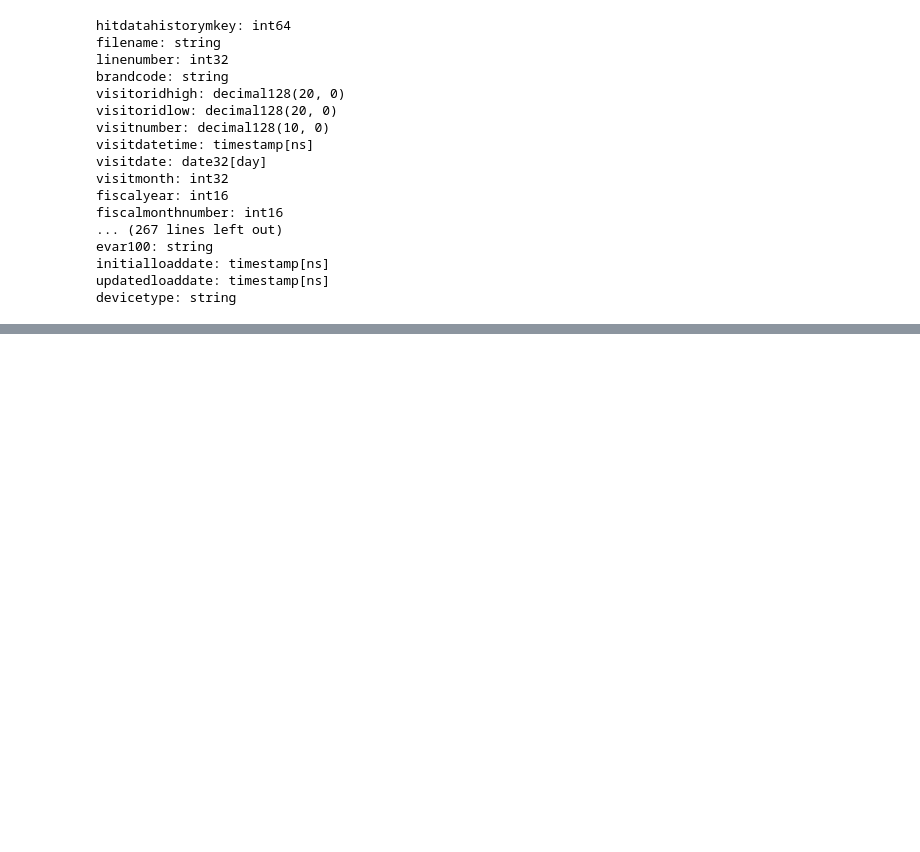
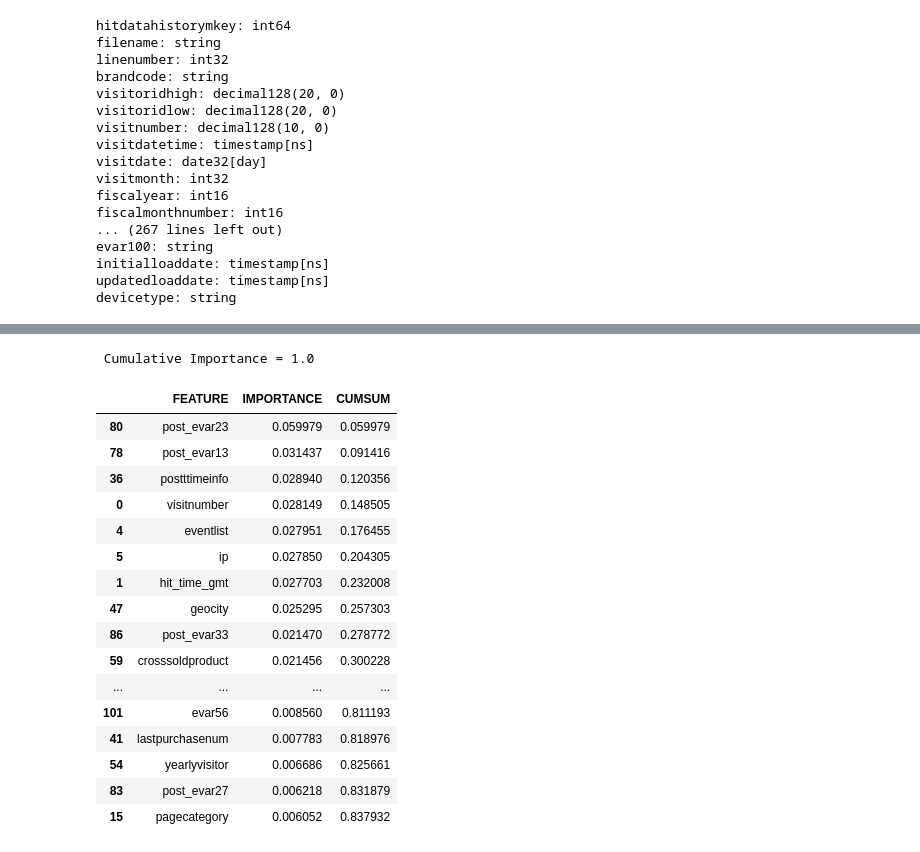
Before and after one commit to toriwang24/M148, a Jupyter notebook: feature_selection.ipynb, the cells around one changed output, grey strips where cells are left out. Drawn from its saved outputs; the diff is of its cells as text; code cells hidden in the pictures; blank space fills up the shorter version.

```diff
--- a/feature_selection.ipynb
+++ b/feature_selection.ipynb
@@ -286,2 +260,5 @@ len(features)
 # %%
-same_values
+#replace n/a or type none values with a string "None"
+#the absence of a value is sometimes useful information
+
+df_second_subset = df_second_subset.fillna("None")
@@ -309 +301,5 @@ for names in features:
+# %%
+#Create test and train sets
+
+X_train, X_test, y_train, y_test = train_test_split(df_third_subset.iloc[:,1:], df_third_subset['target'], test_size=0.3)
 # %%
@@ -399,0 +341,43 @@ features
+# %%
+#print out the features and importances
+
+feat_list = []
+
+total_importance = 0
+# Print the name and gini importance of each feature
+for feature in zip(df_third_subset.iloc[:,1:].columns, clf.feature_importances_):
+    feat_list.append(feature)
+    total_importance += feature[1]
+
+included_feats = []
+# Print the name and gini importance of each feature
+for feature in zip(df_third_subset.iloc[:,1:].columns, clf.feature_importances_):
+    if feature[1] > .05:
+        included_feats.append(feature[0])
+
+print('\n',"Cumulative Importance =", total_importance)
+
+# create DataFrame using data
+df_imp = pd.DataFrame(feat_list, columns =['FEATURE', 'IMPORTANCE']).sort_values(by='IMPORTANCE', ascending=False)
+df_imp['CUMSUM'] = df_imp['IMPORTANCE'].cumsum()
+
+df_imp.head(50)
+# %% [output]
+ Cumulative Importance = 1.0
+|  | FEATURE | IMPORTANCE | CUMSUM |
+| 80 | post_evar23 | 0.059979 | 0.059979 |
+| 78 | post_evar13 | 0.031437 | 0.091416 |
+| 36 | postttimeinfo | 0.028940 | 0.120356 |
+| 0 | visitnumber | 0.028149 | 0.148505 |
+| 4 | eventlist | 0.027951 | 0.176455 |
+| 5 | ip | 0.027850 | 0.204305 |
+| 1 | hit_time_gmt | 0.027703 | 0.232008 |
+| 47 | geocity | 0.025295 | 0.257303 |
+| 86 | post_evar33 | 0.021470 | 0.278772 |
+| 59 | crosssoldproduct | 0.021456 | 0.300228 |
+| ... | ... | ... | ... |
+| 101 | evar56 | 0.008560 | 0.811193 |
+| 41 | lastpurchasenum | 0.007783 | 0.818976 |
+| 54 | yearlyvisitor | 0.006686 | 0.825661 |
+| 83 | post_evar27 | 0.006218 | 0.831879 |
+| 15 | pagecategory | 0.006052 | 0.837932 |
```
Also changed, not shown: parts of 57 cells of this notebook.
